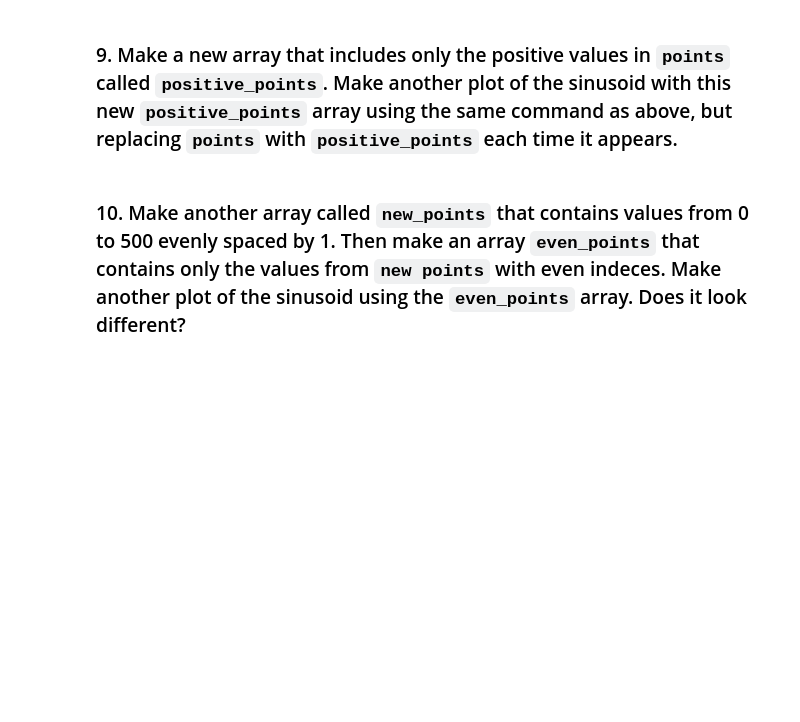
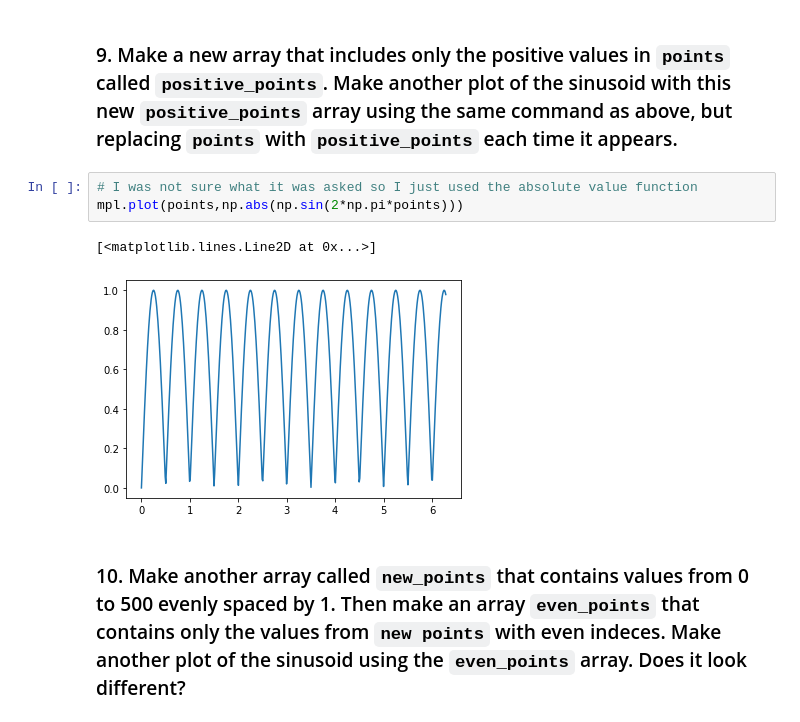
Before and after one commit to aquinocosme/ASTR3190-Introduction-to-Research-in-Astronomy, a Jupyter notebook: lessons/03.5_extra_numpy_AquinoOvelar.ipynb, the cells around one changed output. Cells and saved outputs as stored; diff of their text form; blank space fills up the shorter version.

````diff
--- a/lessons/03.5_extra_numpy_AquinoOvelar.ipynb
+++ b/lessons/03.5_extra_numpy_AquinoOvelar.ipynb
@@ -35,4 +79,10 @@
 # %% [markdown]
 ### 9. Make a new array that includes only the positive values in ```points``` called ```positive_points```. Make another plot of the sinusoid with this new ```positive_points``` array using the same command as above, but replacing ```points``` with ```positive_points``` each time it appears.
+# %%
+# I was not sure what it was asked so I just used the absolute value function
+mpl.plot(points,np.abs(np.sin(2*np.pi*points)))
+# %% [output]
+[<matplotlib.lines.Line2D at 0x...>]
+[figure, added]
 # %% [markdown]
 ### 10. Make another array called ```new_points``` that contains values from 0 to 500 evenly spaced by 1. Then make an array ```even_points``` that contains only the values from ```new points``` with even indeces. Make another plot of the sinusoid using the ```even_points``` array. Does it look different?
````
Also changed, not shown: parts of 11 cells of this notebook.
